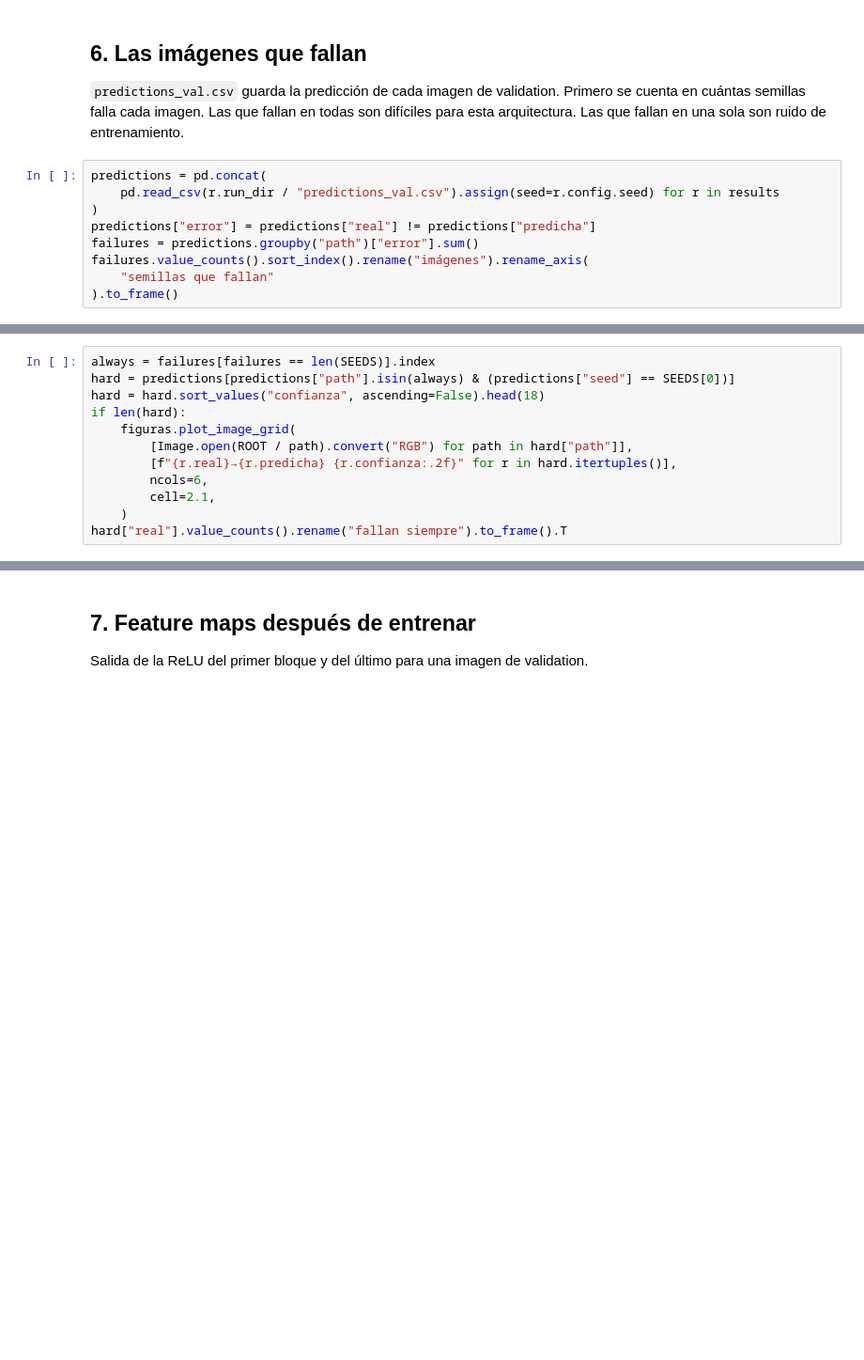
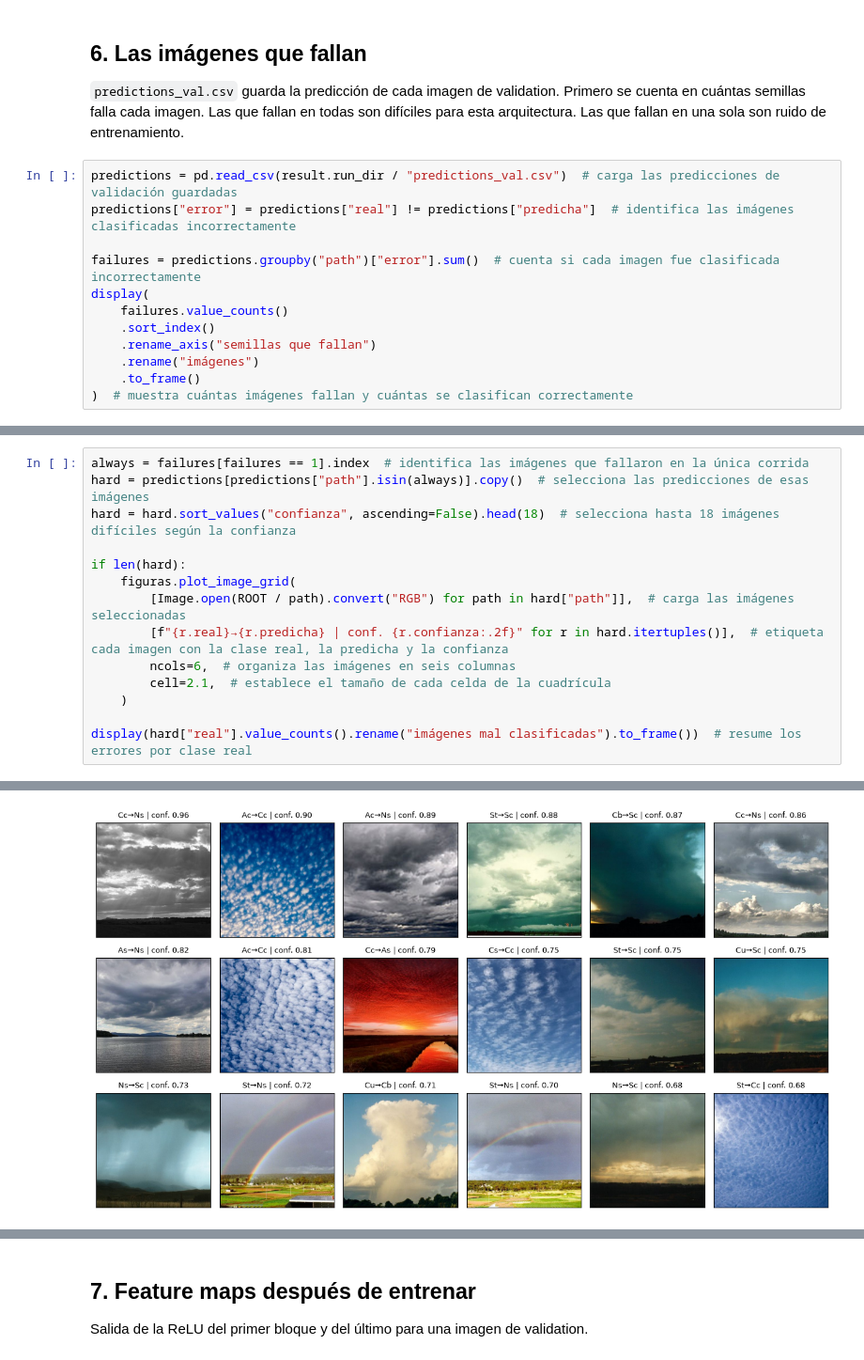
Before and after one commit to Danna-sys/parcial-2-sistemas, a Jupyter notebook: notebooks/02_linea_base.ipynb, the cells around one changed output, grey strips where cells are left out. Shown at 94% size. Cells and saved outputs as stored; diff of their text form; blank space fills up the shorter version.

```diff
--- a/notebooks/02_linea_base.ipynb
+++ b/notebooks/02_linea_base.ipynb
@@ -148,11 +305,14 @@ both.sort_values("cnn", ascending=False).head(12)
 
 `predictions_val.csv` guarda la predicción de cada imagen de validation. Primero se cuenta en cuántas semillas falla cada imagen. Las que fallan en todas son difíciles para esta arquitectura. Las que fallan en una sola son ruido de entrenamiento.
 # %%
-predictions = pd.concat(
-    pd.read_csv(r.run_dir / "predictions_val.csv").assign(seed=r.config.seed) for r in results
-)
-predictions["error"] = predictions["real"] != predictions["predicha"]
-failures = predictions.groupby("path")["error"].sum()
-failures.value_counts().sort_index().rename("imágenes").rename_axis(
-    "semillas que fallan"
-).to_frame()
+predictions = pd.read_csv(result.run_dir / "predictions_val.csv")  # carga las predicciones de validación guardadas
+predictions["error"] = predictions["real"] != predictions["predicha"]  # identifica las imágenes clasificadas incorrectamente
+
+failures = predictions.groupby("path")["error"].sum()  # cuenta si cada imagen fue clasificada incorrectamente
+display(
+    failures.value_counts()
+    .sort_index()
+    .rename_axis("semillas que fallan")
+    .rename("imágenes")
+    .to_frame()
+)  # muestra cuántas imágenes fallan y cuántas se clasifican correctamente
@@ -159,12 +324,15 @@ failures.value_counts().sort_index().rename("imágenes").rename_axis(
 # %%
-always = failures[failures == len(SEEDS)].index
-hard = predictions[predictions["path"].isin(always) & (predictions["seed"] == SEEDS[0])]
-hard = hard.sort_values("confianza", ascending=False).head(18)
+always = failures[failures == 1].index  # identifica las imágenes que fallaron en la única corrida
+hard = predictions[predictions["path"].isin(always)].copy()  # selecciona las predicciones de esas imágenes
+hard = hard.sort_values("confianza", ascending=False).head(18)  # selecciona hasta 18 imágenes difíciles según la confianza
+
 if len(hard):
     figuras.plot_image_grid(
-        [Image.open(ROOT / path).convert("RGB") for path in hard["path"]],
-        [f"{r.real}→{r.predicha} {r.confianza:.2f}" for r in hard.itertuples()],
-        ncols=6,
-        cell=2.1,
+        [Image.open(ROOT / path).convert("RGB") for path in hard["path"]],  # carga las imágenes seleccionadas
+        [f"{r.real}→{r.predicha} | conf. {r.confianza:.2f}" for r in hard.itertuples()],  # etiqueta cada imagen con la clase real, la predicha y la confianza
+        ncols=6,  # organiza las imágenes en seis columnas
+        cell=2.1,  # establece el tamaño de cada celda de la cuadrícula
     )
-hard["real"].value_counts().rename("fallan siempre").to_frame().T
+
+display(hard["real"].value_counts().rename("imágenes mal clasificadas").to_frame())  # resume los errores por clase real
+# %% [output]
@@ -171,3 +349,4 @@ hard["real"].value_counts().rename("fallan siempre").to_frame().T
+[figure, added]
 # %% [markdown]
 **Observación:**
 
```
Also changed, not shown: parts of 23 cells of this notebook, 14 other files.
